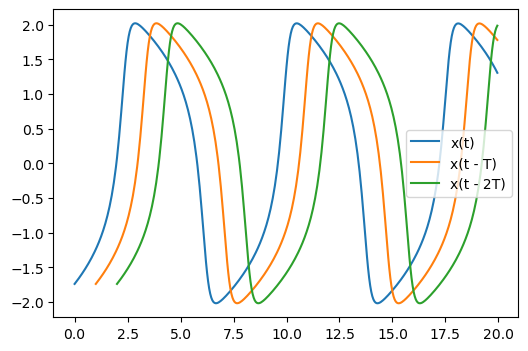
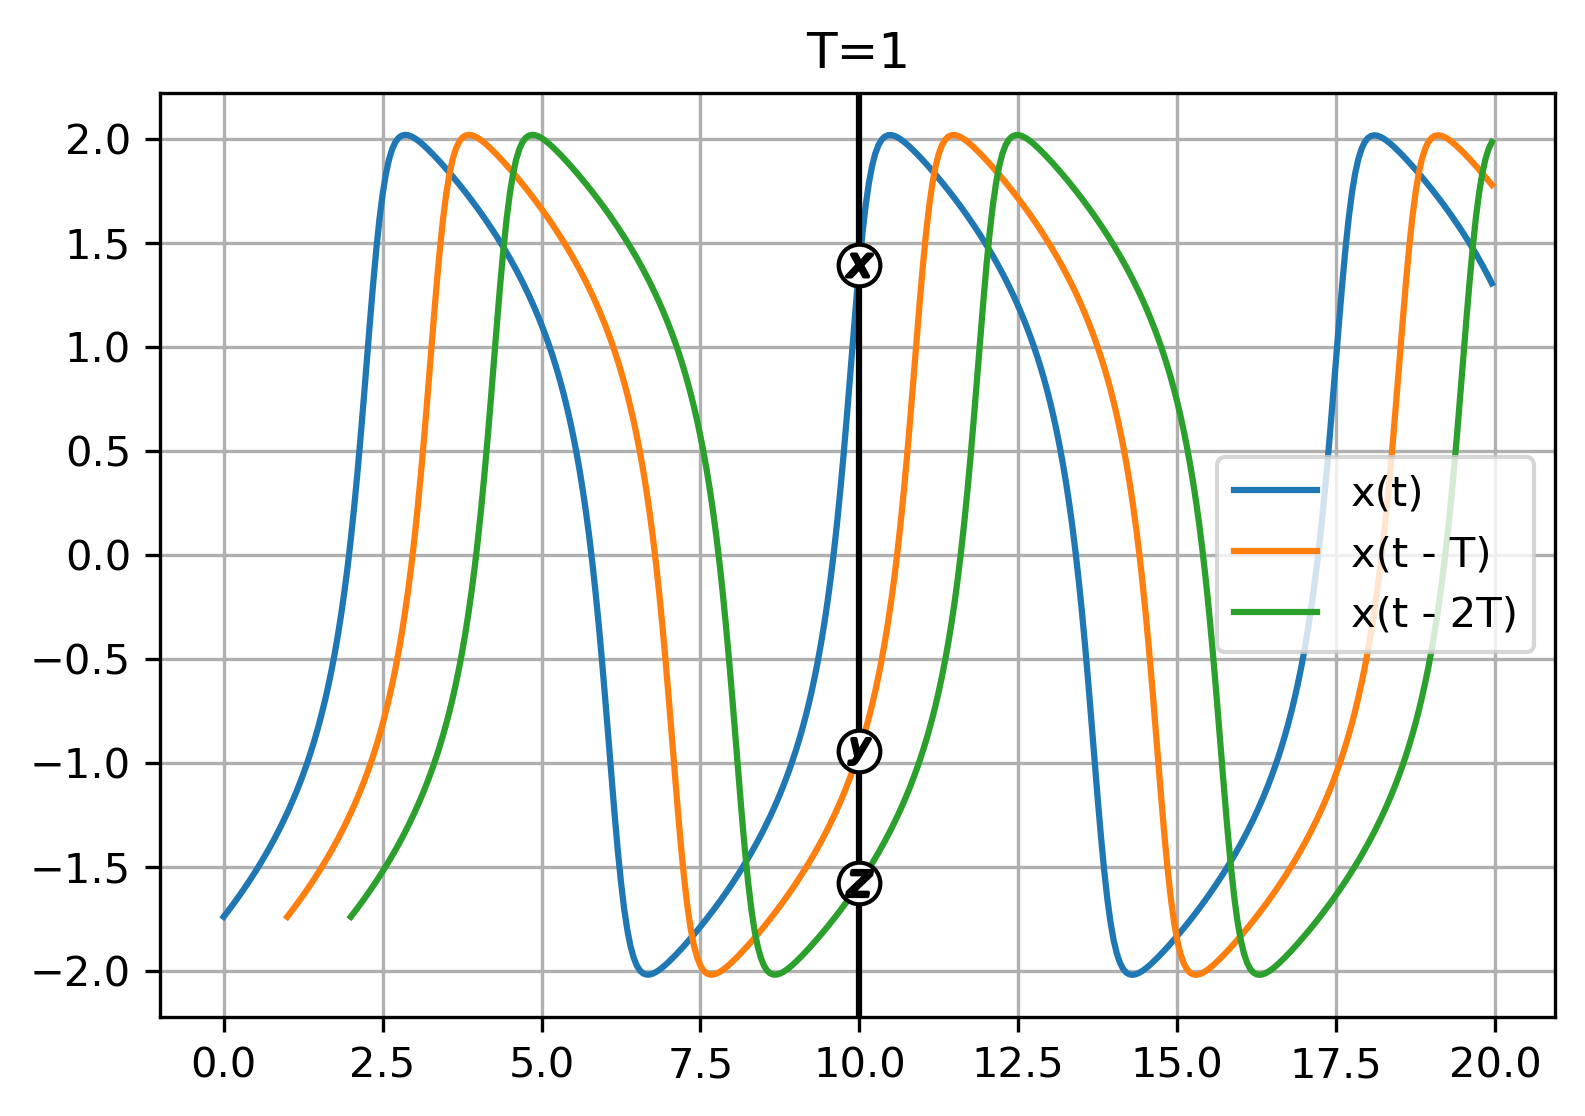
The notebook cell's code change between the first figure and the second:
--- before
+++ after
@@ -2,9 +2,18 @@
 t, x, xT, x2T = solve_vdp_with_delay(mu, x0, tspan, dt, T)
 
-plt.figure(figsize=(6,4))
+plt.figure(figsize=(6,4),dpi=300)
+plt.title("T=1")
 plt.plot(t, x, label="x(t)")
 plt.plot(t, xT, label="x(t - T)")
 plt.plot(t, x2T, label="x(t - 2T)")
+plt.axvline(10,c="black")
+plt.scatter(t[200],x[200],zorder=3,marker = r"$x$",edgecolor = "black")
+plt.scatter(t[200],xT[200],zorder=3,marker = r"$y$",edgecolor = "black")
+plt.scatter(t[200],x2T[200],zorder=3,marker = r"$z$",edgecolor = "black")
+plt.scatter(t[200],x2T[200],zorder=2,marker = "o",edgecolor = "black",s = 100,facecolor = "white")
+plt.scatter(t[200],xT[200],zorder=2,marker = "o",edgecolor = "black",s = 100,facecolor = "white")
+plt.scatter(t[200],x[200],zorder=2,marker = "o",edgecolor = "black",s = 100,facecolor = "white")
 
 plt.legend()
+plt.grid()
 plt.show()

Commit: metric